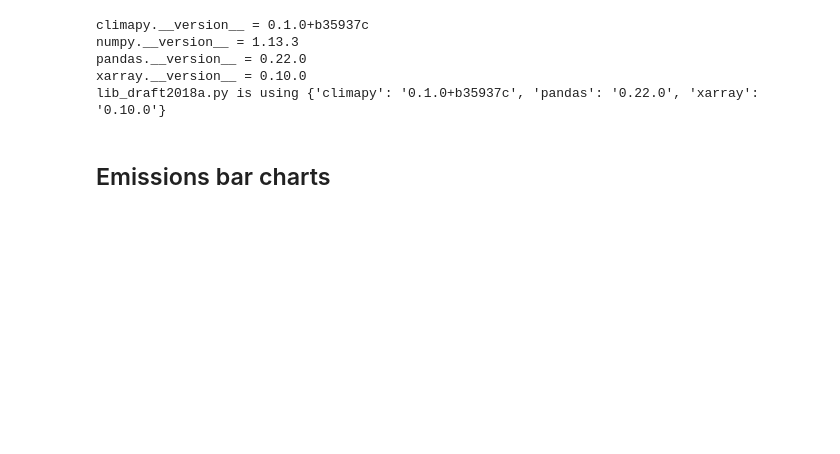
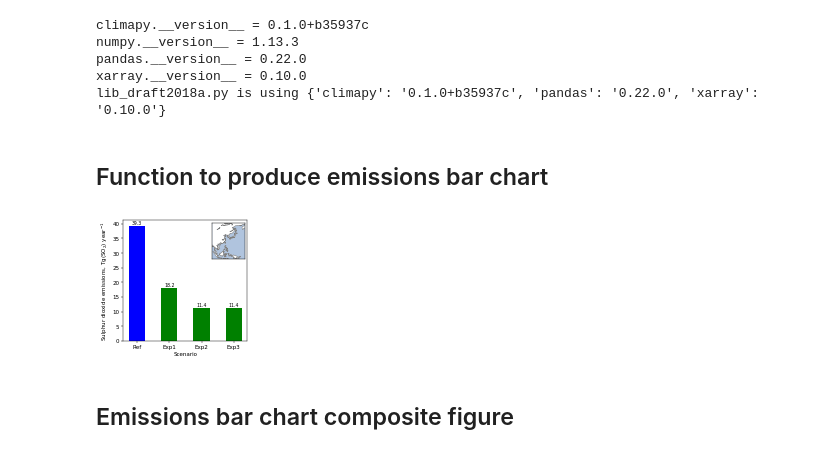
Before and after one commit to grandey/p17d-sulphur-eas-eqm, a Jupyter notebook: analysis_draft2018a/figures_draft2018a.ipynb, the cells around one changed output. Cells and saved outputs as stored; diff of their text form; code cells hidden in the pictures; blank space fills up the shorter version.

Commit message:
Emissions bar chart composite figure

```diff
--- a/analysis_draft2018a/figures_draft2018a.ipynb
+++ b/analysis_draft2018a/figures_draft2018a.ipynb
@@ -72,5 +75,79 @@ lat = sample_data['lat']
 lon0 = (lon[0] - (lon[1]-lon[0])/2.0).values
 # Pseudo-lower bound for first latitude bin (used for stretching imshow)
 lat0 = (lat[0] - (lat[1]-lat[0])/2.0).values
+# %% [markdown]
+## Function to produce emissions bar chart
+# %%
+def emissions_bars(species='so2tot',
+                   ylabel=r'Sulphur dioxide emissions, Tg(SO$_2$) year$^{-1}$',
+                   ylim=None,
+                   region='ESEAs',
+                   map_inset=True,
+                   ax=None):
+    # Create Axes if no Axes passed as an argument
+    if ax is None:
+        fig, ax = plt.subplots(1, 1, figsize=(4, 4))
+    # Dataframe to hold regional totals
+    data_df = pd.DataFrame(columns=('scenario', 'scenario_name', 'regional_total'))
+    # Loop over scenarios
+    for scenario in ['2000', 'eas0', 'eas0b', 'eas0c']:
+        # Load emissions
+        if species == 'so2tot':
+            data = (lib_draft2018a.load_emissions(species='so2', surf_or_elev='both',
+                                                  scenario=scenario, season='annual') +
+                    lib_draft2018a.load_emissions(species='so4_a1', surf_or_elev='both',
+                                                  scenario=scenario, season='annual') +
+                    lib_draft2018a.load_emissions(species='so4_a2', surf_or_elev='both',
+                                                  scenario=scenario, season='annual'))
+        else:
+            data = lib_draft2018a.load_emissions(species=species, surf_or_elev='both',
+                                                 scenario=scenario, season='annual')
+        # Calculate regional total
+        lon_bounds, lat_bounds = region_bounds_dict[region]
+        data = climapy.xr_area_weighted_stat(data, stat='sum', lon_bounds=lon_bounds,
+                                             lat_bounds=lat_bounds).values / 1e12
+        # Append to data_df
+        data_df = data_df.append({'scenario': scenario,
+                                  'scenario_name': scenario_name_dict[scenario],
+                                  'regional_total': data},
+                                  ignore_index=True)
+    # Plot bars
+    ax.bar(data_df.index, data_df['regional_total'], width=0.5,
+           color=['b', 'g', 'g', 'g'])
+    # Axes
+    ax.set_xticks(data_df.index)
+    ax.set_xticklabels(data_df['scenario_name'])
+    ax.set_xlabel('Scenario')
+    ax.set_ylabel(ylabel)
+    if ylim:
+        ax.set_ylim(ylim)
+    # Annotate with values
+    for i in data_df.index:
+        text = '{:.1f}'.format(data_df.loc[i, 'regional_total'])
+        ax.text(i, data_df.loc[i, 'regional_total'],
+                text, verticalalignment='bottom',
+                horizontalalignment='center', fontsize='small')
+    # Insert map
+    if map_inset:
+        ax2 = inset_axes(ax, width='30%', height='30%', loc=1,)
+        ax2.set_facecolor('lightsteelblue')
+        anchor = 'NE'
+        if region == 'Globe':
+            lon_bounds = [lon0, lon0+360.]
+            lat_bounds = [-90.0, 90.0]
+        else:
+            lon_bounds, lat_bounds = region_bounds_dict[region]
+        bm = Basemap(llcrnrlat=lat_bounds[0], urcrnrlat=lat_bounds[1],
+                     llcrnrlon=lon_bounds[0], urcrnrlon=lon_bounds[1],
+                     anchor=anchor)
+        bm.drawcoastlines(color='0.5')
+        bm.fillcontinents(color='white')
+    return ax
+
+# Examples
+if True:
+    emissions_bars()
+# %% [output]
+[figure, added]
 # %% [markdown]
-## Emissions bar charts
+## Emissions bar chart composite figure
```
Also changed, not shown: parts of 4 cells of this notebook.
